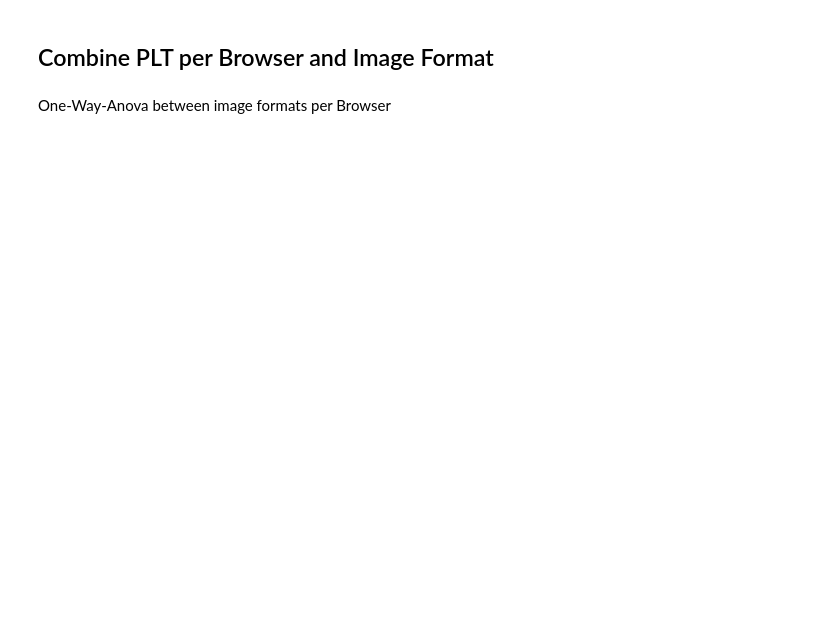
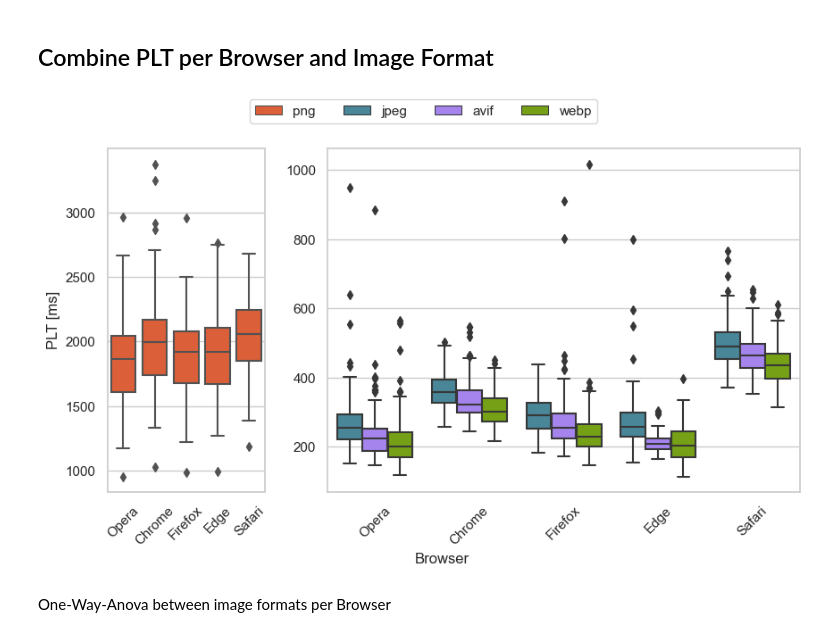
Before and after one commit to bdornauer/image_performance_test, a Jupyter notebook: data_analyis/analysis.ipynb, the cells around one changed output. Cells and saved outputs as stored; diff of their text form; code cells hidden in the pictures; blank space fills up the shorter version.

```diff
--- a/data_analyis/analysis.ipynb
+++ b/data_analyis/analysis.ipynb
@@ -101,35 +137,37 @@ fig, axes = plt.subplots(1, 2, figsize=(10,5), gridspec_kw={'width_ratios': [1,
 fig.text(0.5, -0.05, 'Browser', ha='center')
 
 sns.set(style="whitegrid")
 df_left = df[df["image_format"].isin(["png"])]
 ax = sns.boxplot(ax=axes[0], data=df_left, x="browser", y="PLT", palette=colors_image_formats[0:1], hue="image_format",saturation=0.75,)
 ax.set_ylabel("PLT [ms]")
-ax.set_xticklabels(["Opera", "Chrome", "Firefox", "Edge", "Brave","Safari"], rotation=45)
+ax.set_xticklabels(["Opera", "Chrome", "Firefox", "Edge", "Safari"], rotation=45)
 ax.set_xlabel("")
 ax.legend([],[], frameon=False)
 
 
 df_right = df[df["image_format"].isin(["jpeg","avif","webp"])]
 ax2 = sns.boxplot(ax=axes[1], data=df_right, x="browser", y="PLT", hue="image_format", palette=colors_image_formats[1:4],saturation=0.75,)
-ax2.set_xticklabels(["Opera", "Chrome", "Firefox", "Edge", "Brave","Safari"], rotation=45)
+ax2.set_xticklabels(["Opera", "Chrome", "Firefox", "Edge", "Safari"], rotation=45)
 ax2.legend([],[], frameon=False)
 ax2.set_xlabel("")
 ax2.set_ylabel("")
 
 lines = []
 labels = []
 counter = 0
 
 for ax in fig.axes:
     Line, Label = ax.get_legend_handles_labels()
     lines.extend(Line)
     labels.extend(Label)
 
 # rotating x-axis labels of last sub-plot
 plt.xticks(rotation=45)
 
 fig.legend(lines, labels, loc='upper center', ncol=4, fancybox=True)
 plt.show()
+# %% [output]
+[figure, added]
 # %% [markdown]
 One-Way-Anova between image formats per Browser
 # %%
```
Also changed, not shown: parts of 7 cells of this notebook, 2 other files.
